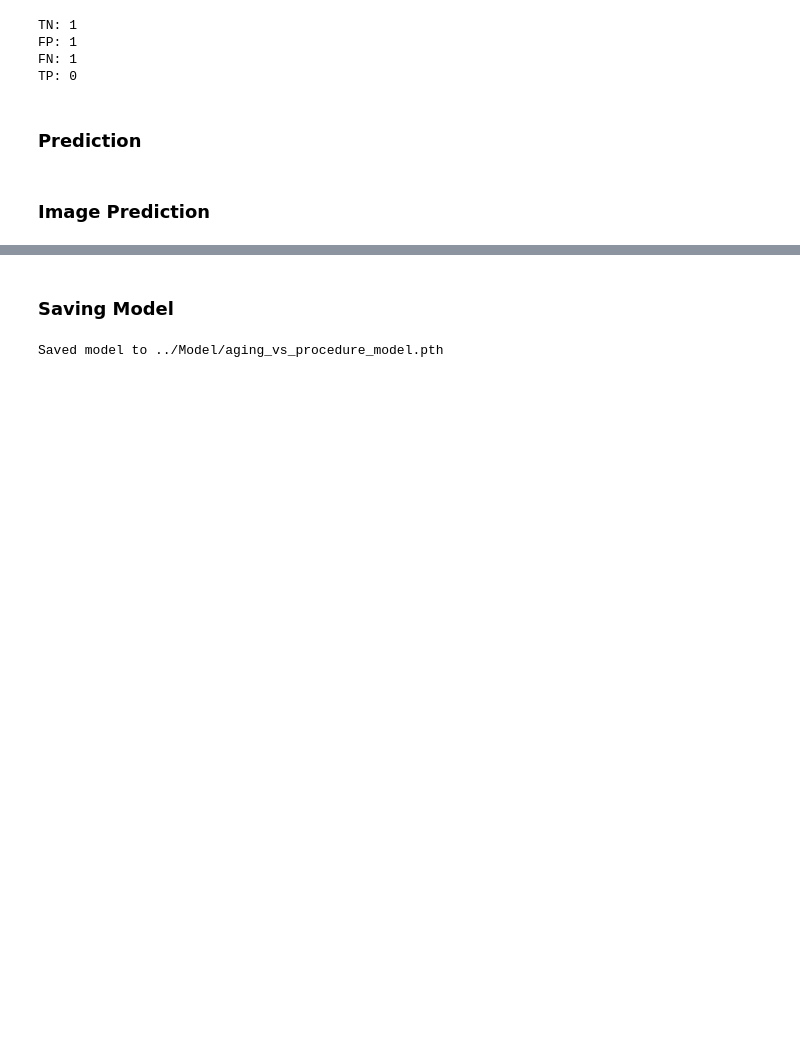
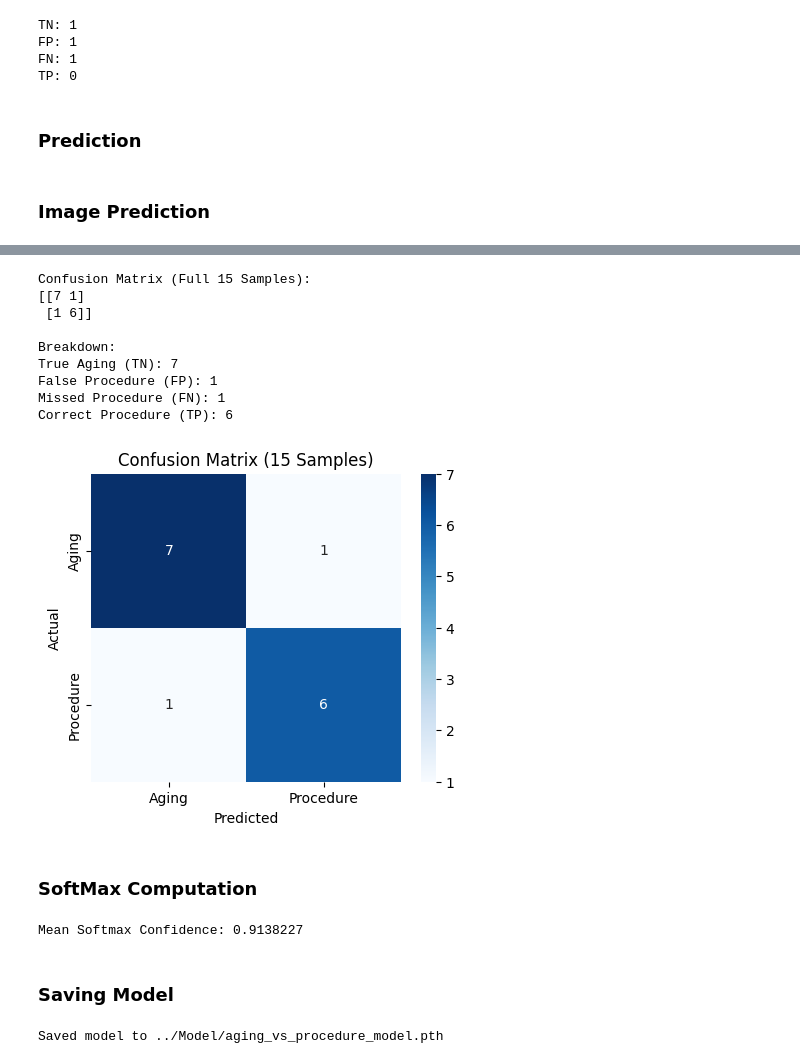
Before and after one commit to ProntoSbinalla/CIS-515-Final-Project, a Jupyter notebook: Notebooks/Model Development.ipynb, the cells around one changed output, grey strips where cells are left out. Cells and saved outputs as stored; diff of their text form; code cells hidden in the pictures; blank space fills up the shorter version.

Commit message:
Updated to Final Model

```diff
--- a/Notebooks/Model Development.ipynb
+++ b/Notebooks/Model Development.ipynb
@@ -350,5 +351,70 @@ Predicted: Procedure
 ============================================================
 ... (48 outputs left out)
+# %%
+full_loader = DataLoader(dataset, batch_size=4, shuffle=False)
+
+y_true, y_pred = get_predictions(model, full_loader, device)
+
+cm = confusion_matrix(y_true, y_pred)
+
+print("Confusion Matrix (Full 15 Samples):")
+print(cm)
+
+tn, fp, fn, tp = cm.ravel()
+
+print("\nBreakdown:")
+print(f"True Aging (TN): {tn}")
+print(f"False Procedure (FP): {fp}")
+print(f"Missed Procedure (FN): {fn}")
+print(f"Correct Procedure (TP): {tp}")
+
+plt.figure(figsize=(5,4))
+
+sns.heatmap(
+    cm,
+    annot=True,
+    fmt="d",
+    cmap="Blues",
+    xticklabels=["Aging", "Procedure"],
+    yticklabels=["Aging", "Procedure"]
+)
+
+plt.xlabel("Predicted")
+plt.ylabel("Actual")
+plt.title("Confusion Matrix (15 Samples)")
+plt.show()
+# %% [output]
+Confusion Matrix (Full 15 Samples):
+[[7 1]
+ [1 6]]
+
+Breakdown:
+True Aging (TN): 7
+False Procedure (FP): 1
+Missed Procedure (FN): 1
+Correct Procedure (TP): 6
+[figure, added]
+# %% [markdown]
+### SoftMax Computation
+# %%
+all_confidences = []
+
+model.eval()
+with torch.no_grad():
+    for before, after, labels in full_loader:
+        before = before.to(device)
+        after = after.to(device)
+
+        outputs = model(before, after)
+        probs = torch.softmax(outputs, dim=1)
+
+        max_probs, _ = torch.max(probs, dim=1)
+        all_confidences.extend(max_probs.cpu().numpy())
+
+mean_conf = np.mean(all_confidences)
+print("Mean Softmax Confidence:", mean_conf)
+# %% [output]
+Mean Softmax Confidence: 0.9138227
 # %% [markdown]
 ### Saving Model
 # %%
```
Also changed, not shown: parts of 3 cells of this notebook, 1 other file.
